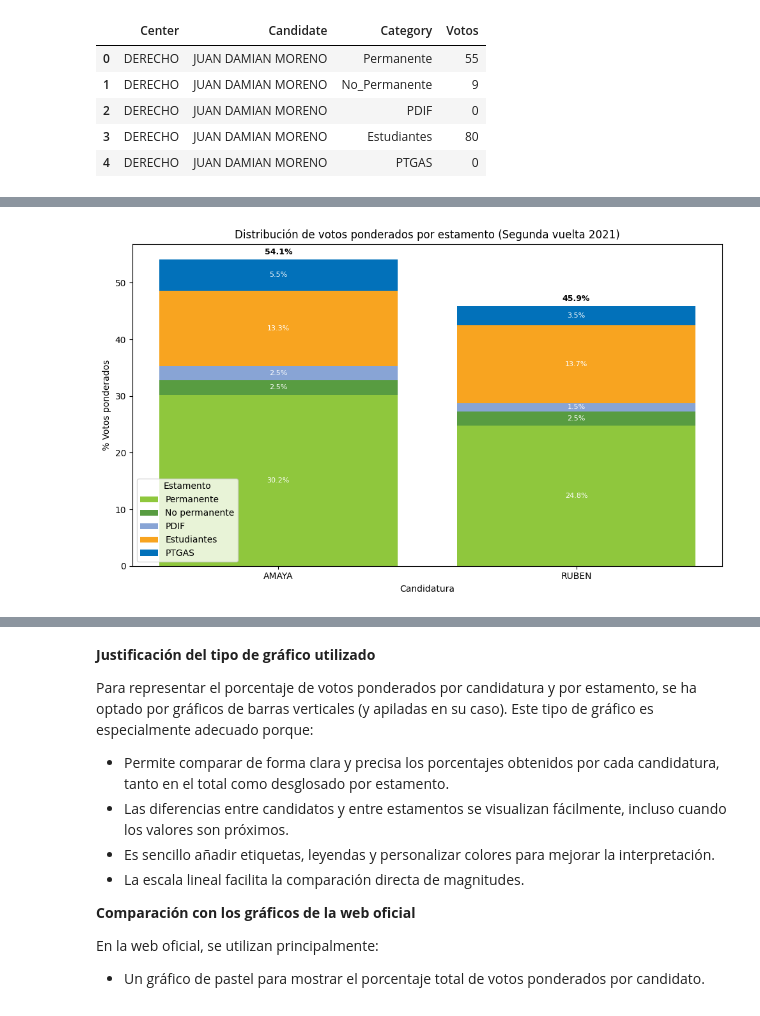
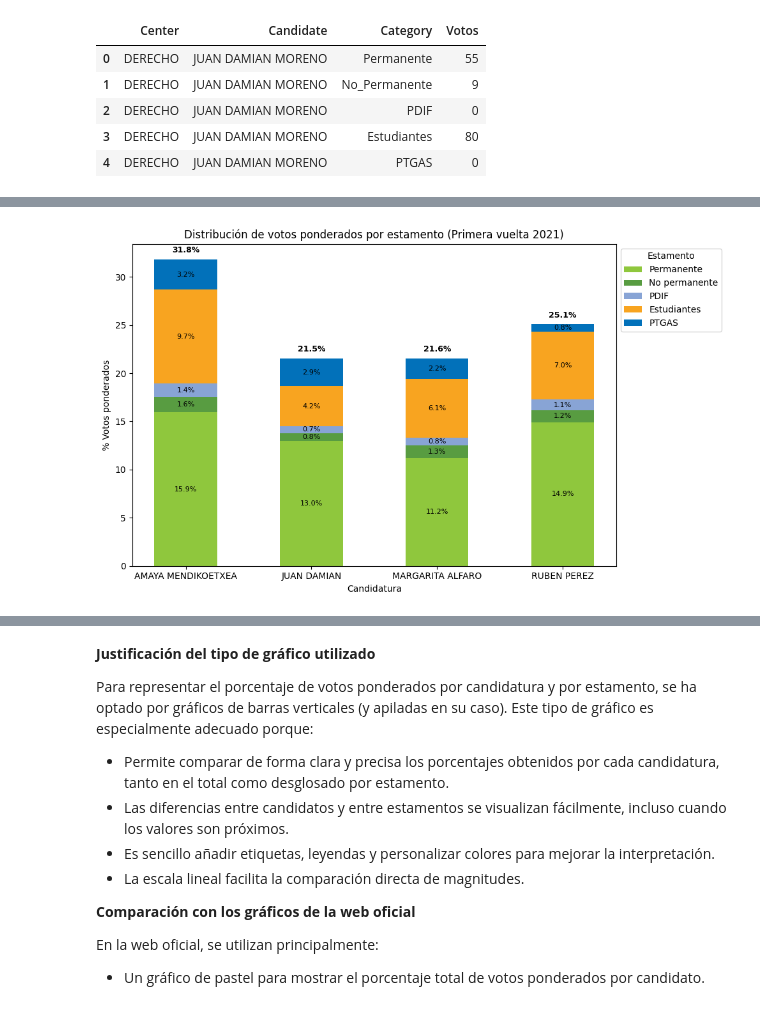
Before and after one commit to gabrieladamasuam/VD_G7312_P04, a Jupyter notebook: Parte1_Elecciones_UAM.ipynb, the cells around one changed output, grey strips where cells are left out. Saved outputs shown, nothing was run; the diff lists cells and outputs as text; code cells hidden in the pictures.

```diff
--- a/Parte1_Elecciones_UAM.ipynb
+++ b/Parte1_Elecciones_UAM.ipynb
@@ -306,4 +256,46 @@ graficar_barras_apiladas(ponderados_v1, 'Distribución de votos ponderados por e
-# %%
-graficar_barras_apiladas(ponderados_v2, 'Distribución de votos ponderados por estamento (Segunda vuelta 2021)')
-# %% [output]
-[figure, removed]
+# %%
+# Función para graficar barras apiladas con barras más delgadas
+def graficar_barras_apiladas(df, titulo):
+    df_graf = df.copy()
+    df_graf.index = [extraer_nombre_apellido(nombre) for nombre in df_graf.index]
+    df_graf = df_graf[[col for col in estamentos_info.keys() if col in df_graf.columns]]
+
+    fig, ax = plt.subplots(figsize=(10, 6))
+    acumulado = np.zeros(len(df_graf))
+    x = np.arange(len(df_graf))
+    ancho_bar = 0.5  # ancho reducido de las barras
+
+    for estamento in df_graf.columns:
+        valores = df_graf[estamento]
+        barras = ax.bar(
+            x, valores, bottom=acumulado, width=ancho_bar,
+            color=get_color(estamento), label=get_nombre(estamento)
+        )
+        for bar in barras:
+            altura = bar.get_height()
+            if altura > 0:
+                ax.text(
+                    bar.get_x() + bar.get_width()/2,
+                    bar.get_y() + altura/2,
+                    f'{altura:.1f}%',
+                    ha='center', va='center',
+                    fontsize=8, color='black'
+                )
+        acumulado += valores
+
+    for i, val in enumerate(acumulado):
+        ax.text(x[i], val + 0.5, f'{val:.1f}%', ha='center', va='bottom', fontsize=9, fontweight='bold')
+
+    ax.set_title(titulo)
+    ax.set_ylabel('% Votos ponderados')
+    ax.set_xlabel('Candidatura')
+    ax.set_xticks(x)
+    ax.set_xticklabels(df_graf.index, rotation=0)
+    ax.legend(title='Estamento', bbox_to_anchor=(1, 1), loc='upper left')
+    plt.tight_layout()
+    plt.show()
+
+# Graficar resultados
+graficar_barras_apiladas(votos_pond_v1, 'Distribución de votos ponderados por estamento (Primera vuelta 2021)')
+# %% [output]
+[figure, added]
```
Also changed, not shown: parts of 22 cells of this notebook, 2 other files.
